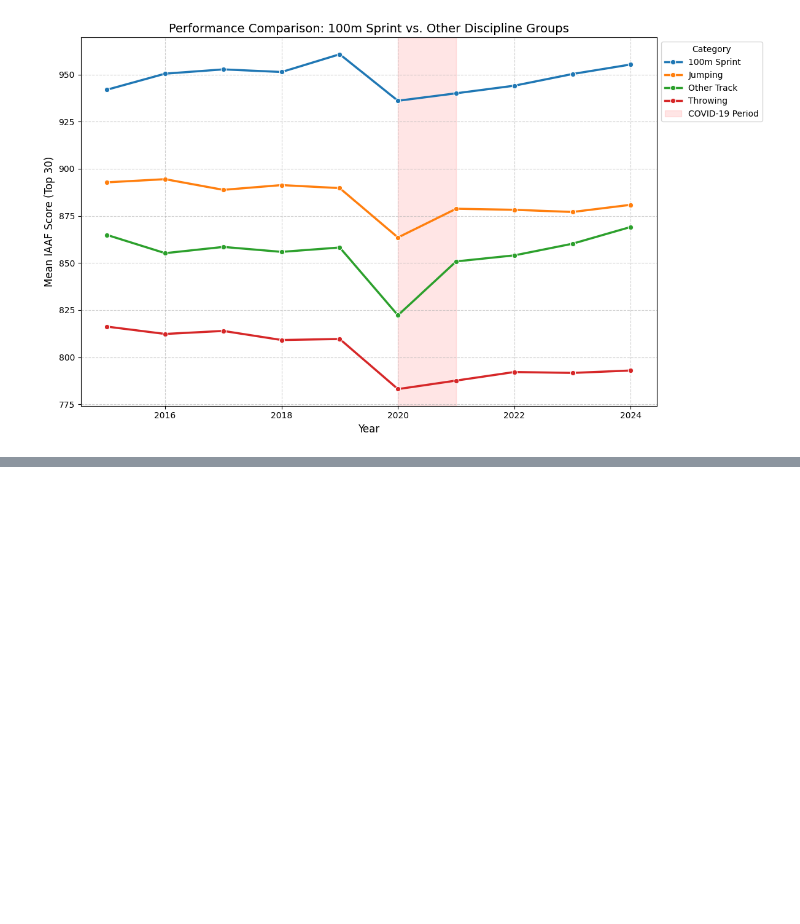
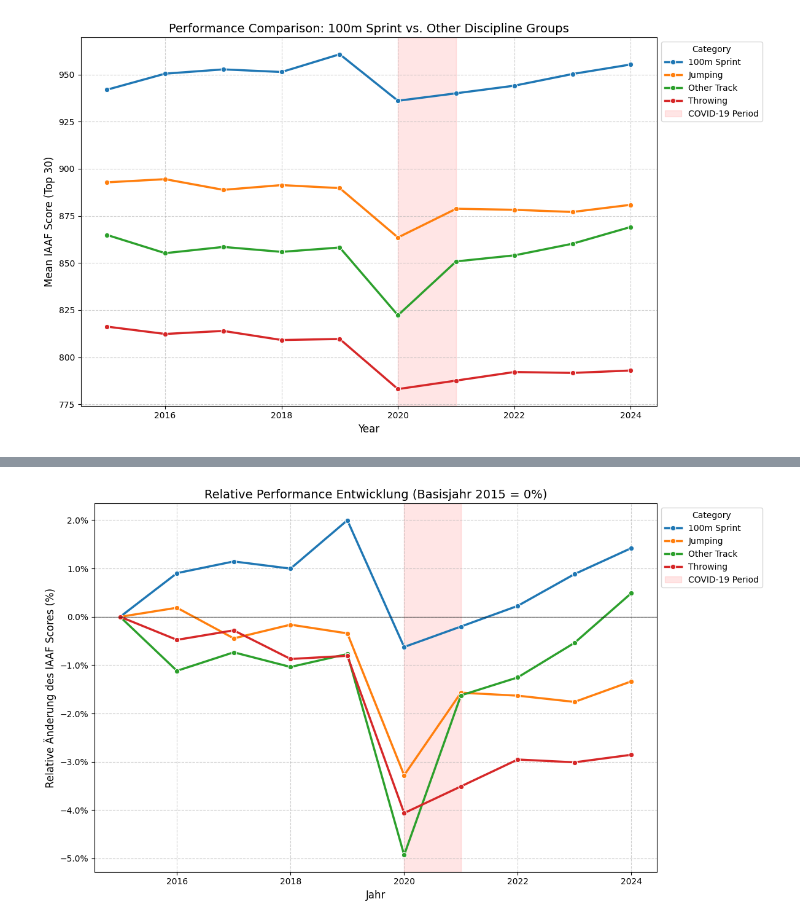
Before and after one commit to maxwernz/Data-Literacy, a Jupyter notebook: Luca/luca1.ipynb, the cells around one changed output, grey strips where cells are left out. Drawn from its saved outputs; the diff is of its cells as text; code cells hidden in the pictures; blank space fills up the shorter version.

```diff
--- a/Luca/luca1.ipynb
+++ b/Luca/luca1.ipynb
@@ -816,0 +857,65 @@ plt.show()
+# %%
+import pandas as pd
+import matplotlib.pyplot as plt
+import seaborn as sns
+
+# 1. Daten laden
+df = pd.read_csv('Data_iaaf_scores_neu.csv', sep=';')
+
+# 2. Neue Kategorisierung (100m separat)
+def categorize_with_100m(d):
+    d = str(d).lower()
+    if '100 m' in d and 'huerden' not in d:
+        return '100m Sprint'
+    if any(x in d for x in ['sprung']):
+        return 'Jumping'
+    if any(x in d for x in ['wurf', 'stoss', 'speer', 'hammer', 'diskus', 'kugel']):
+        return 'Throwing'
+    if any(x in d for x in ['m', 'km', 'huerden', 'hindernis', 'marathon', 'gehen']):
+        return 'Other Track'
+    return 'Combined Events'
+
+df['category'] = df['disziplin'].apply(categorize_with_100m)
+
+# 3. Top 30 Berechnung
+df_recent = df[df['jahr'] >= 2015].copy()
+
+def get_top_30_mean(group):
+    return group.nlargest(30).mean()
+
+# Gruppieren nach Jahr und Kategorie
+top_30_stats = df_recent.groupby(['jahr', 'category', 'geschlecht', 'altersklasse', 'disziplin'])['iaaf_score'].apply(get_top_30_mean).reset_index()
+final_stats = top_30_stats.groupby(['jahr', 'category'])['iaaf_score'].mean().reset_index()
+
+# --- NEU: Berechnung der relativen Änderung in Prozent ---
+# Wir berechnen die Änderung relativ zum ersten Jahr im Datensatz (2015)
+def calculate_pct_change(group):
+    base_value = group.loc[group['jahr'] == 2015, 'iaaf_score'].values[0]
+    group['rel_change_pct'] = ((group['iaaf_score'] - base_value) / base_value) * 100
+    return group
+
+final_stats = final_stats.groupby('category', group_keys=False).apply(calculate_pct_change)
+
+# 4. Plot erstellen
+plt.figure(figsize=(12, 7))
+sns.lineplot(data=final_stats, x='jahr', y='rel_change_pct', hue='category', marker='o', linewidth=2.5)
+
+# Nulllinie zur besseren Orientierung
+plt.axhline(0, color='black', linestyle='-', linewidth=1, alpha=0.5)
+plt.axvspan(2020, 2021, color='red', alpha=0.1, label='COVID-19 Period')
+
+plt.title('Relative Performance Entwicklung (Basisjahr 2015 = 0%)', fontsize=14)
+plt.xlabel('Jahr', fontsize=12)
+plt.ylabel('Relative Änderung des IAAF Scores (%)', fontsize=12)
+plt.legend(title='Category', loc='upper left', bbox_to_anchor=(1, 1))
+plt.grid(True, linestyle='--', alpha=0.6)
+
+# Y-Achse so formatieren, dass sie Prozentzeichen zeigt (optional)
+import matplotlib.ticker as mtick
+plt.gca().yaxis.set_major_formatter(mtick.PercentFormatter())
+
+plt.tight_layout()
+plt.savefig('relative_performance_change.png')
+plt.show()
+# %% [output]
+[figure, added]
```
Also changed, not shown: parts of 8 cells of this notebook, 16 other files.
